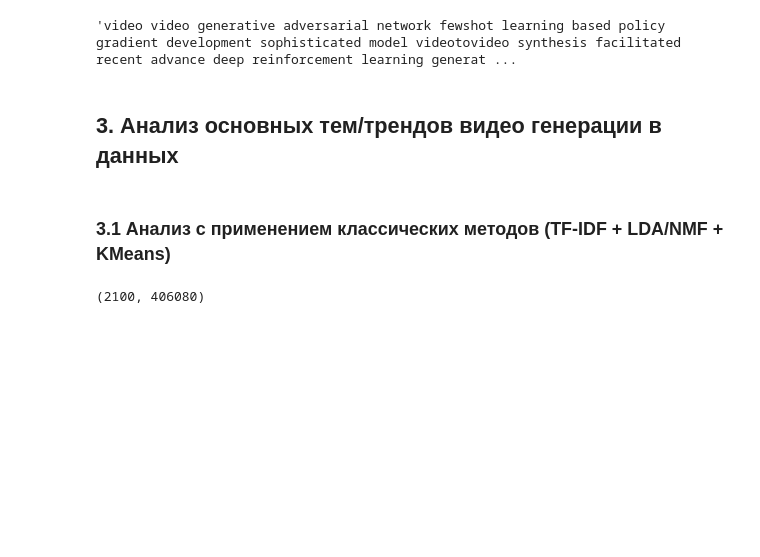
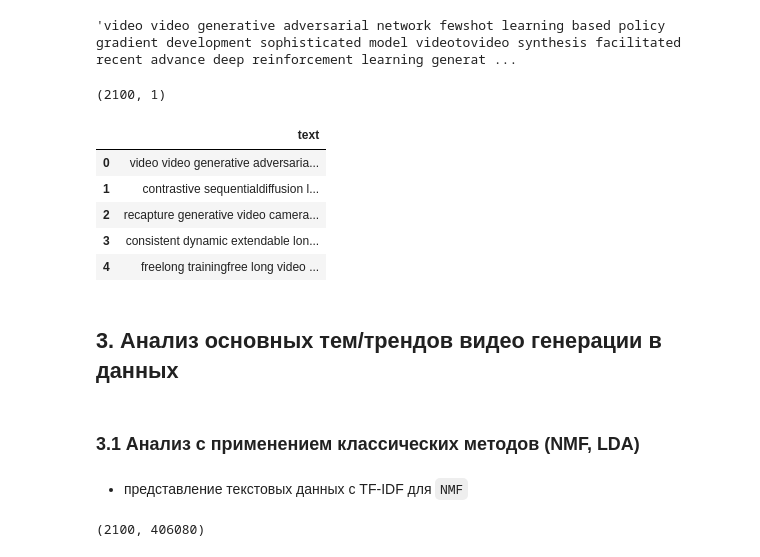
Before and after one commit to nikfilonenko/video_gen_trends_analysis, a Jupyter notebook: src/notebooks/arXiv_video_generation_trends.ipynb, the cells around one changed output. Drawn from its saved outputs; the diff is of its cells as text; code cells hidden in the pictures; blank space fills up the shorter version.

```diff
--- a/src/notebooks/arXiv_video_generation_trends.ipynb
+++ b/src/notebooks/arXiv_video_generation_trends.ipynb
@@ -412,7 +414,24 @@ df_lemm['text'][0]
+# %%
+df_lemm = pd.read_csv('../../data/text_lemmatized.csv', sep=',')
+# %%
+df_lemm.shape
+# %% [output]
+(2100, 1)
+# %%
+df_lemm.head()
+# %% [output]
+|  | text |
+| 0 | video video generative adversaria... |
+| 1 | contrastive sequentialdiffusion l... |
+| 2 | recapture generative video camera... |
+| 3 | consistent dynamic extendable lon... |
+| 4 | freelong trainingfree long video ... |
 # %% [markdown]
 ## 3. Анализ основных тем/трендов видео генерации в данных <a name="03"></a>
 # %% [markdown]
-### 3.1 Анализ с применением классических методов (TF-IDF + LDA/NMF + KMeans)
+### 3.1 Анализ с применением классических методов (NMF, LDA)
+# %% [markdown]
+- представление текстовых данных с TF-IDF для `NMF`
 # %%
 from sklearn.feature_extraction.text import TfidfVectorizer
 
```
Also changed, not shown: parts of 71 cells of this notebook, 4 other files.
